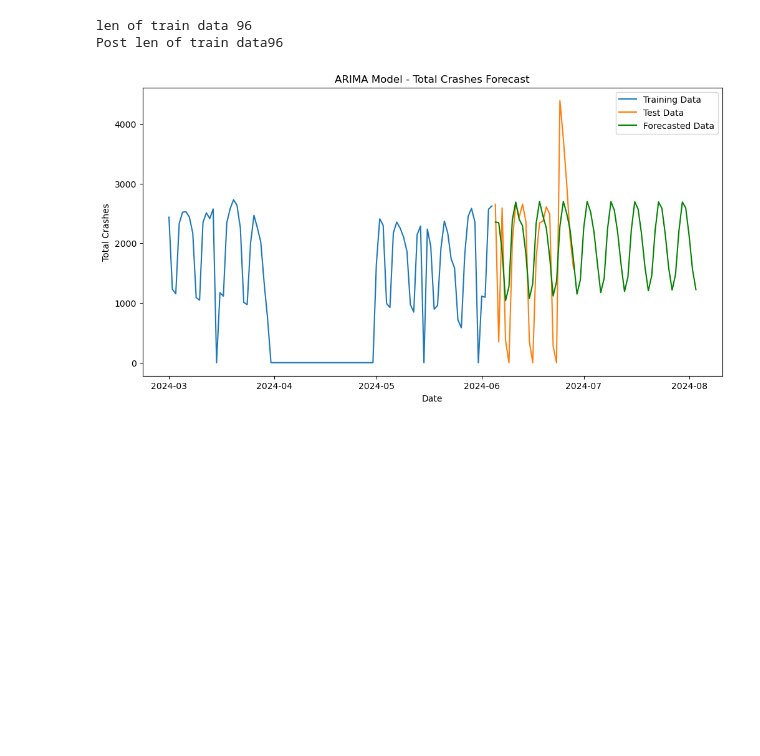
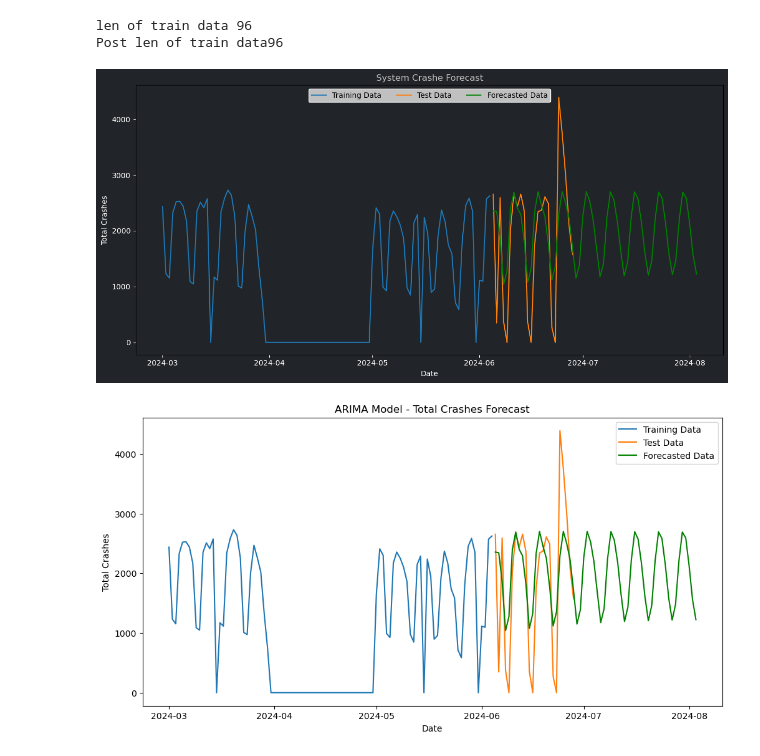
Before and after one commit to isurabhi/sentinel_ops, a Jupyter notebook: ml_model/Crash_Codes.ipynb, the cells around one changed output. Drawn from its saved outputs; the diff is of its cells as text; code cells hidden in the pictures; blank space fills up the shorter version.

```diff
--- a/ml_model/Crash_Codes.ipynb
+++ b/ml_model/Crash_Codes.ipynb
@@ -54,32 +54,70 @@ model_fit = model.fit()
 print(f'len of train data {len(train_data)}')
 f_row = test_data.iloc[0:1]
 #train_data_df = pd.concat([train_data, f_row ], ignore_index=True)
 
 print(f'Post len of train data{len(train_data)}')
 
 #model = ARIMA(daily_crashes, order=order)
 #model_fit = model.fit()
 
 forecast = model_fit.forecast(steps=60)
 #forecast = pd.Series(forecast, index=test_data.index)
 
 #predictions_list = forecast.to_json(orient='records', date_format='iso') # predictions.iloc[0:steps]#.tolist()
 #train_data_list = train_data.to_json(orient='records', date_format='iso') # test_data.iloc[0:steps]#.tolist()
 forecast_df = forecast.to_frame()
 #print(forecast_df.columns)
 
+# Create a figure and axis with a black background
+fig, ax = plt.subplots(figsize=(12, 6))
+fig.patch.set_facecolor('#212529')
+ax.set_facecolor('#212529')
+
+# Plot the data with a white line
+#plt.plot(x, y, color='white')
+#plt.figure(figsize=(12, 6))
+plt.plot(train_data['total_crash'].resample('D').sum(), label='Training Data')
+plt.plot(test_data['total_crash'].resample('D').sum(), label='Test Data')
+plt.plot(forecast_df['predicted_mean'].resample('D').sum(), label='Forecasted Data', color='green')
+
+#plt.xlabel('Date')
+#plt.ylabel('Total Crashes')
+
+# Set the color of the tick labels and axis labels to white
+ax.tick_params(axis='x', colors='white')
+ax.tick_params(axis='y', colors='white')
+ax.xaxis.label.set_color('white')
+ax.yaxis.label.set_color('white')
+# Set labels for axes
+plt.xlabel('Date')
+plt.ylabel('Total Crashes')
+plt.title('System Crashe Forecast', color='silver')
+
+# Create a legend outside the graph area on the right side
+#plt.legend(loc='upper left', bbox_to_anchor=(1, 1), frameon=False)
+#plt.legend(loc='center left', bbox_to_anchor=(1, 0.5), ncol=1, facecolor='black', edgecolor='white', framealpha=1)
+#plt.legend(loc='upper left', bbox_to_anchor=(1, 0.5), ncol=1, facecolor='silver', edgecolor='white', framealpha=1)
+plt.legend(loc='upper center', ncol=3, facecolor='silver', edgecolor='white', framealpha=1)
+# Adjust the layout to make room for the legend
+plt.tight_layout()
+
+# Show the plot
+plt.show()
+
+
 #Plot graph of training set, Test set and Algorithm prediction on Test set
 plt.figure(figsize=(12, 6))
 plt.plot(train_data['total_crash'].resample('D').sum(), label='Training Data')
 plt.plot(test_data['total_crash'].resample('D').sum(), label='Test Data')
 plt.plot(forecast_df['predicted_mean'].resample('D').sum(), label='Forecasted Data', color='green')
-#plt.plot(forecast[:1], label='Forecasted Data', color='green')
+
 plt.xlabel('Date')
 plt.ylabel('Total Crashes')
 plt.title('ARIMA Model - Total Crashes Forecast')
 plt.legend()
 plt.show()
 # %% [output]
 len of train data 96
 Post len of train data96
-[figure, old version]
+[figure, new version]
+[figure, added]
```
Also changed, not shown: 4 other files.
